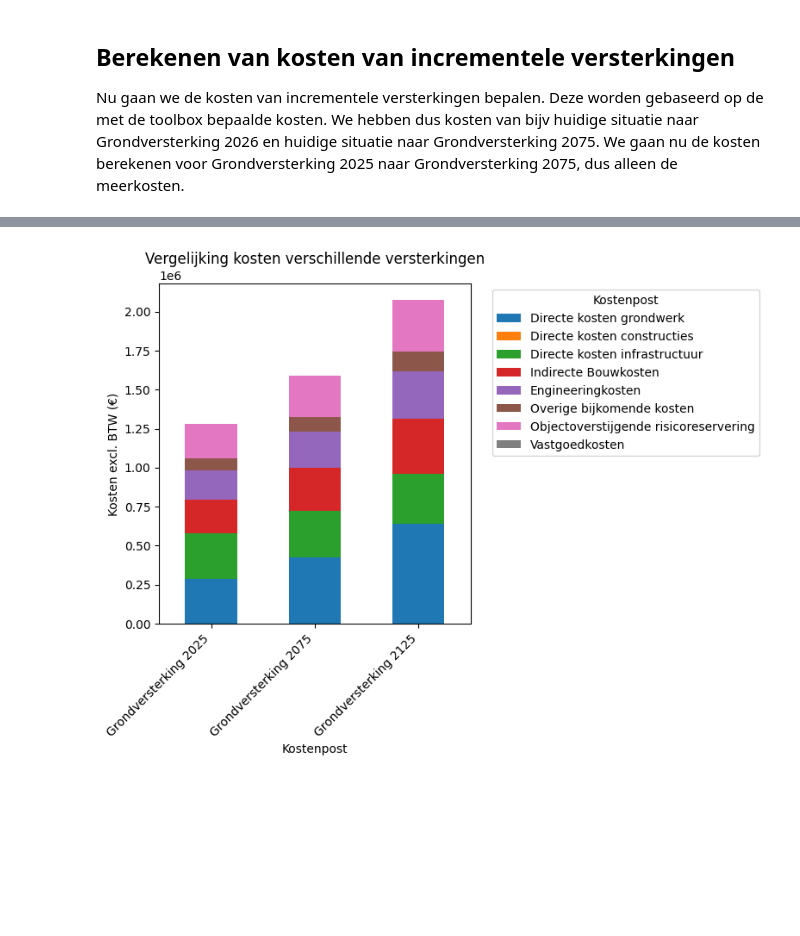
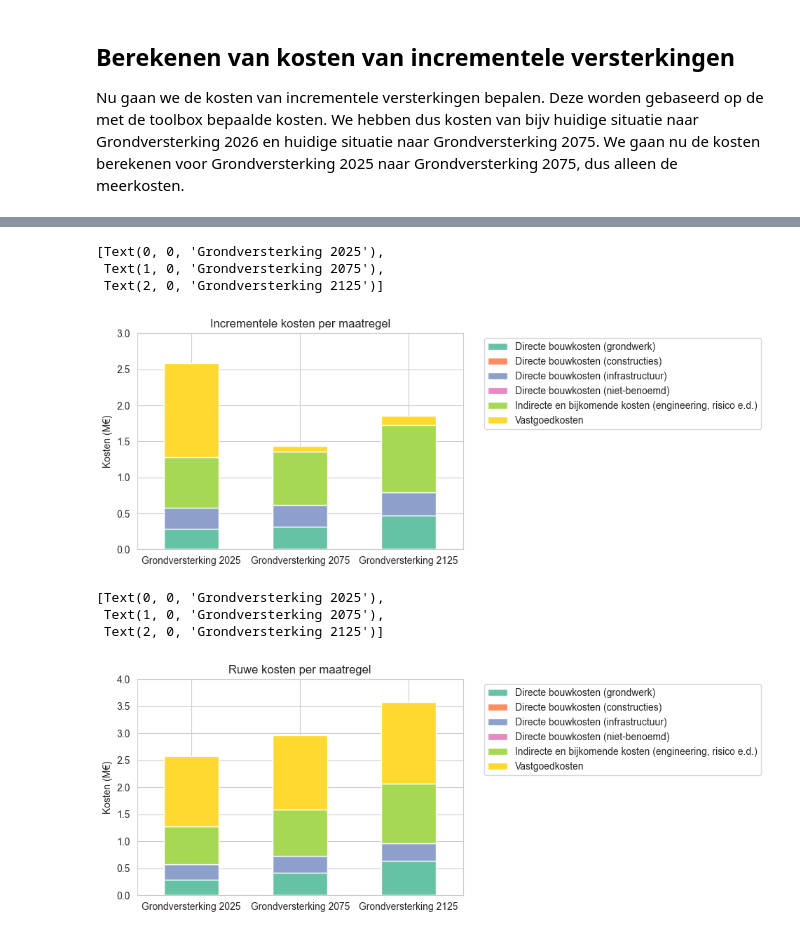
Before and after one commit to Deltares-research/Verkenning-2.0-backend, a Jupyter notebook: dev/incremental_costs/Scheldestromen_main.ipynb, the cells around one changed output, grey strips where cells are left out. Drawn from its saved outputs; the diff is of its cells as text; code cells hidden in the pictures; blank space fills up the shorter version.

```diff
--- a/dev/incremental_costs/Scheldestromen_main.ipynb
+++ b/dev/incremental_costs/Scheldestromen_main.ipynb
@@ -31,14 +34,7 @@ working_dir = Path(r"c:\Users\klerk_wj\Stichting Deltares\KIA – Aanpasbaar en
 # Path of Yida
 # working_dir = Path(r"C:\Users\tao\OneDrive - Stichting Deltares\KIA – Aanpasbaar en Uitbreidbaar - Documents\WP3 casestudies\2c WIP casus WSSS\designs toolbox KOSWAT")
 
-## SETTINGS ##
-files = ['ontwerpvariant grond gestacked/kostenoverzicht design grond 1.xlsx',
-         'ontwerpvariant grond gestacked/kostenoverzicht grond 2 aanlegprofiel.xlsx',
-         'ontwerpvariant grond gestacked/kostenoverzicht grond 3 aanlegprofiel.xlsx',]
-
-names = ["Grondversterking 2025", "Grondversterking 2075", "Grondversterking 2125"]
-
-alternatives = dict(zip(names, files))
+sns.set_palette("Set2", 12)
 # %% [markdown]
 ## Berekenen van kosten van incrementele versterkingen
 Nu gaan we de kosten van incrementele versterkingen bepalen. Deze worden gebaseerd op de met de toolbox bepaalde kosten.
@@ -115,0 +138,10 @@ dtype: float64
+# %%
+#reorder the lines in the df_all_costs_with_increments dataframe such that Indirecte bouwkosten, engineeringkosten, overige bijkomende kosten en objectoverstijgende risicoreservering are summed to "Indirecte en bijkomende kosten (engineering, risico e.d.)". Keep others the same.
+df_all_costs_with_increments.loc['Indirecte en bijkomende kosten (engineering, risico e.d.)'] = df_all_costs_with_increments.loc['Indirecte bouwkosten'] + df_all_costs_with_increments.loc['Engineeringkosten'] + df_all_costs_with_increments.loc['Overige bijkomende kosten'] + df_all_costs_with_increments.loc['Objectoverstijgende risicoreservering']
+df_all_costs_with_increments = df_all_costs_with_increments.drop(['Indirecte bouwkosten', 'Engineeringkosten', 'Overige bijkomende kosten', 'Objectoverstijgende risicoreservering'])
+#rename "Directe kosten grondwerk", "Directe kosten constructies", "Directe kosten infrastructuur" to "Directe bouwkosten (grondwerk)", "Directe bouwkosten (constructies)", "Directe bouwkosten (infrastructuur)". And Directe niet-bouwkosten to "Directe niet-benoemde bouwkosten" to "Directe bouwkosten (niet-benoemd)"
+df_all_costs_with_increments = df_all_costs_with_increments.rename(index={'Directe kosten grondwerk': 'Directe bouwkosten (grondwerk)', 'Directe kosten constructies': 'Directe bouwkosten (constructies)', 'Directe kosten infrastructuur': 'Directe bouwkosten (infrastructuur)', 'Directe niet-bouwkosten': 'Directe bouwkosten (niet-benoemd)'})
+#order the index: Directe kosten, indirecte kosten and then vastgoed
+df_all_costs_with_increments = df_all_costs_with_increments.reindex(['Directe bouwkosten (grondwerk)', 'Directe bouwkosten (constructies)', 'Directe bouwkosten (infrastructuur)', 'Directe bouwkosten (niet-benoemd)', 'Indirecte en bijkomende kosten (engineering, risico e.d.)', 'Vastgoedkosten'])
+
+df_all_costs_with_increments
@@ -116,13 +156,46 @@ dtype: float64
+# %%
+#make a stacked bar plot of all the increment costs per measure
+fig, ax = plt.subplots(figsize=(6,4))
+increment_costs_only = df_all_costs_with_increments.loc[:, [col for col in df_all_costs_with_increments.columns if '(incrementeel)' in col]]
+increment_costs_only.T.plot(kind='bar', stacked=True, ax=ax)
+ax.set_title('Incrementele kosten per maatregel')
+ax.set_ylabel('Kosten (M€)')
+ax.set_ylim(0, np.ceil(ax.get_ylim()[1] / 1e6)*1e6)
+#make legend outside of the plot
+handles, labels = ax.get_legend_handles_labels()
+ax.legend(handles, labels, bbox_to_anchor=(1.05, 1), loc='upper left')
+
+
+#scale y-axislabels to millions
+ax.set_yticklabels([f"{y/1e6:.1f}" for y in ax.get_yticks()])
+
+#rotate x-axis labels and remove (incrementeel) and everything before "to"from the labels
+ax.set_xticklabels([label.get_text().split(' to ')[-1].replace(' (incrementeel)', '') for label in ax.get_xticklabels()], rotation=0, ha='center')
+# ax.set_ylim(0, ax.get_ylim()[1] / 1e6)
+# %% [output]
+[Text(0, 0, 'Grondversterking 2025'),
+ Text(1, 0, 'Grondversterking 2075'),
+ Text(2, 0, 'Grondversterking 2125')]
+[figure, added]
 # %%
-ax = df_all_costs.T.plot(kind="bar", figsize=(8, 6), stacked=True)
+#same plot for (ruw) costs
+fig, ax = plt.subplots(figsize=(6,4))
+raw_costs_only = df_all_costs_with_increments.loc[:, [col for col in df_all_costs_with_increments.columns if '(ruw)' in col]]
+raw_costs_only.T.plot(kind='bar', stacked=True, ax=ax)
+ax.set_title('Ruwe kosten per maatregel')
+ax.set_ylabel('Kosten (M€)')
+ax.set_ylim(0, np.ceil(ax.get_ylim()[1] / 1e6)*1e6)
+#make legend outside of the plot
+handles, labels = ax.get_legend_handles_labels()
+ax.legend(handles, labels, bbox_to_anchor=(1.05, 1), loc='upper left')
 
-plt.title("Vergelijking kosten verschillende versterkingen")
-plt.ylabel("Kosten excl. BTW (€)")
-plt.xlabel("Kostenpost")
-plt.xticks(rotation=45, ha="right")
-plt.legend(title="Kostenpost", bbox_to_anchor=(1.05, 1), loc='upper left')
-plt.tight_layout()
-plt.show()
+#scale y-axislabels to millions
+ax.set_yticklabels([f"{y/1e6:.1f}" for y in ax.get_yticks()])
+#rotate x-axis labels and remove (ruw) and everything before "to" from the labels
+ax.set_xticklabels([label.get_text().split(' to ')[-1].replace(' (ruw)', '') for label in ax.get_xticklabels()], rotation=0, ha='center')
 # %% [output]
+[Text(0, 0, 'Grondversterking 2025'),
+ Text(1, 0, 'Grondversterking 2075'),
+ Text(2, 0, 'Grondversterking 2125')]
-[figure, old version]
+[figure, new version]
 # %%
```
Also changed, not shown: parts of 9 cells of this notebook, 1 other file.
